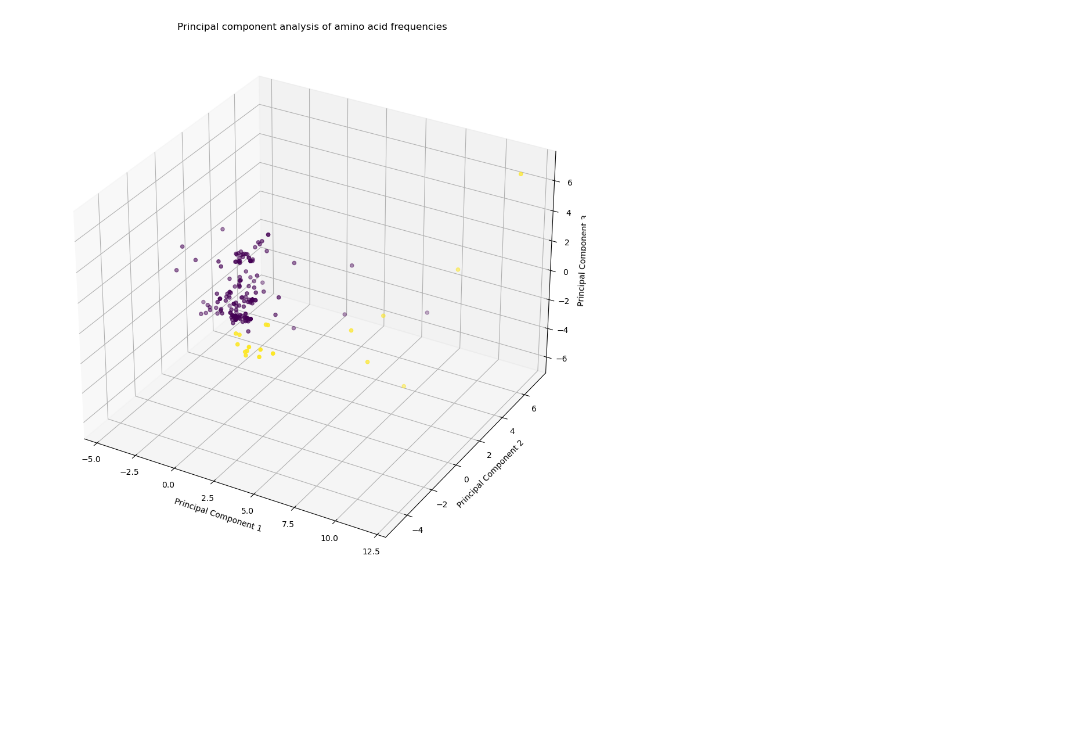
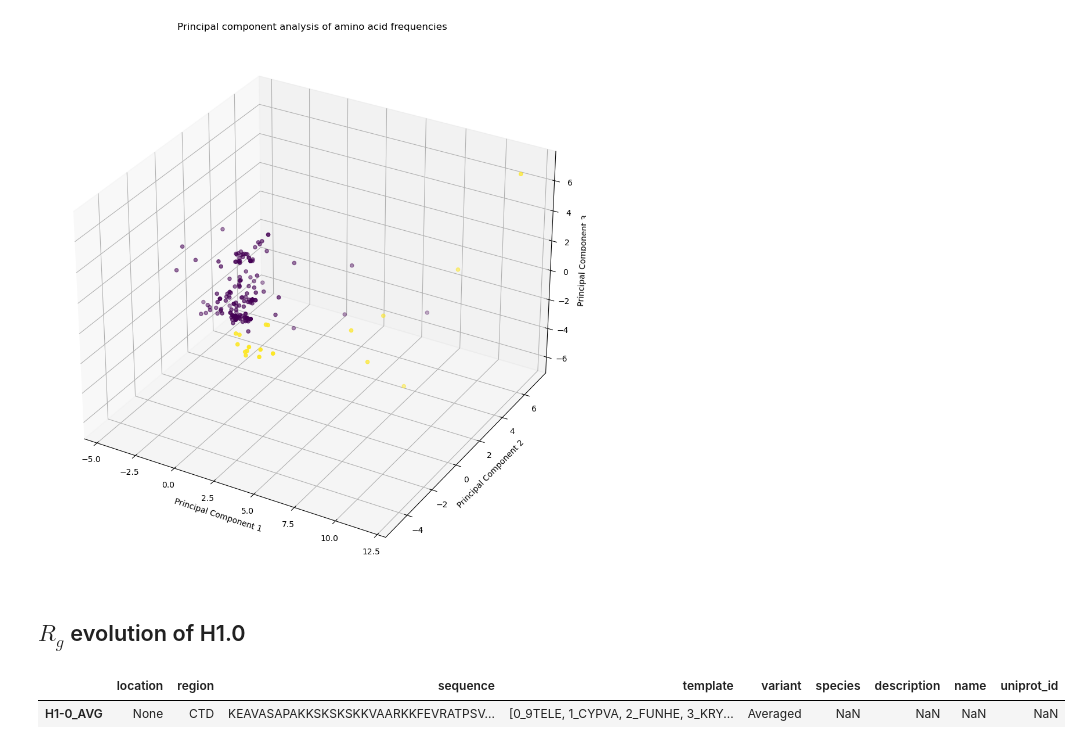
Before and after one commit to frederikespersen/OrthoIDP, a Jupyter notebook: Analysis.ipynb, the cells around one changed output. Saved outputs shown, nothing was run; the diff lists cells and outputs as text; code cells hidden in the pictures; blank space fills up the shorter version.

```diff
--- a/Analysis.ipynb
+++ b/Analysis.ipynb
@@ -434,3 +434,13 @@ plt.title("Principal component analysis of amino acid frequencies")
 plt.show()
 # %% [output]
 [figure]
+# %% [markdown]
+## $R_g$ evolution of H1.0
+# %%
+# Loading metadata
+idpevo = analyse_utils.load_metadata('exp/idpevo_h1-0/idpevo_h1-0.json')
+
+idpevo
+# %% [output]
+|  | location | region | sequence | template | variant | species | description | name | uniprot_id |
+| H1-0_AVG | None | CTD | KEAVASAPAKKSKSKSKKVAARKKFEVRATPSV... | [0_9TELE, 1_CYPVA, 2_FUNHE, 3_KRY... | Averaged | NaN | NaN | NaN | NaN |
```
Also changed, not shown: parts of 5 cells of this notebook.
